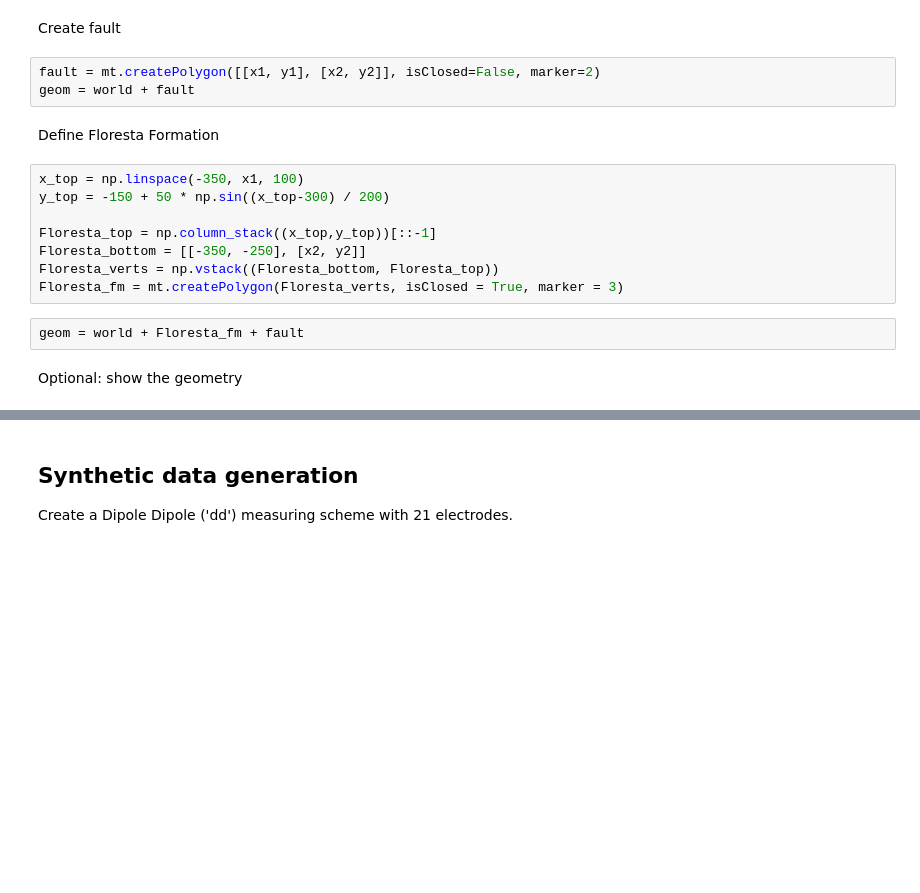
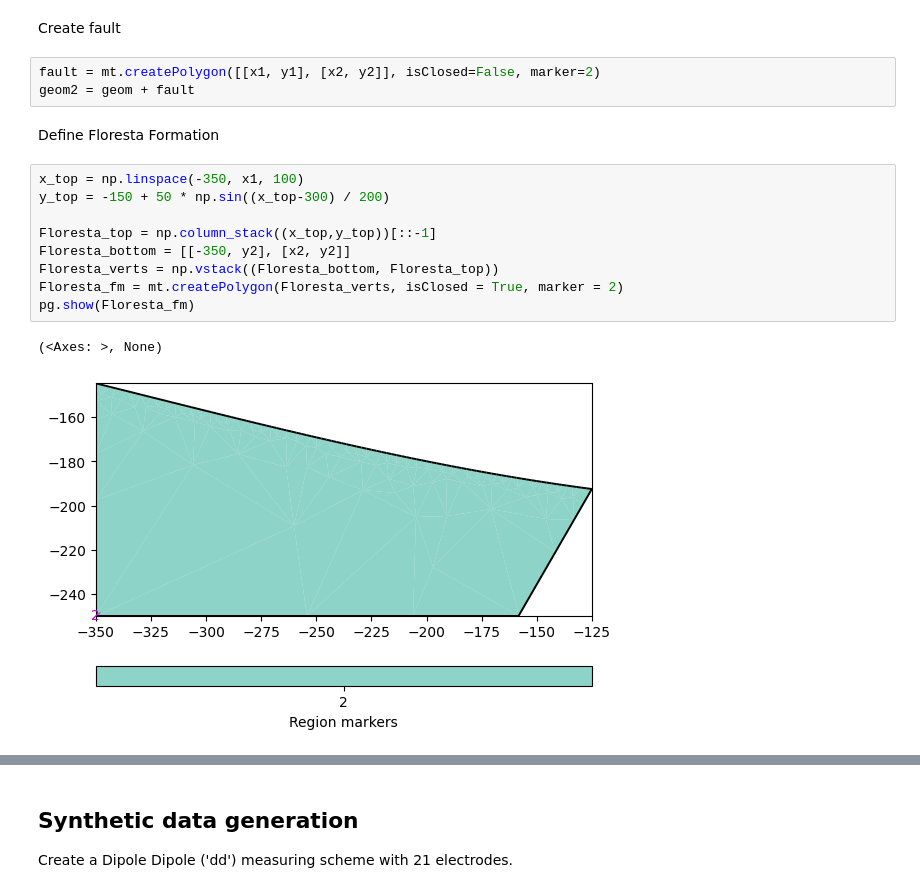
Before and after one commit to jcmefra/Aguas_Vichy, a Jupyter notebook: Modelling_complex.ipynb, the cells around one changed output, grey strips where cells are left out. Saved outputs shown, nothing was run; the diff lists cells and outputs as text; blank space fills up the shorter version.

```diff
--- a/Modelling_complex.ipynb
+++ b/Modelling_complex.ipynb
@@ -44,18 +53,18 @@ x2, y1 = fsolve(f, [-100, -200])
 Create fault
 # %%
 fault = mt.createPolygon([[x1, y1], [x2, y2]], isClosed=False, marker=2)
-geom = world + fault
+geom2 = geom + fault
 # %% [markdown]
 Define Floresta Formation
 # %%
 x_top = np.linspace(-350, x1, 100)
 y_top = -150 + 50 * np.sin((x_top-300) / 200)
 
 Floresta_top = np.column_stack((x_top,y_top))[::-1]
-Floresta_bottom = [[-350, -250], [x2, y2]]
+Floresta_bottom = [[-350, y2], [x2, y2]]
 Floresta_verts = np.vstack((Floresta_bottom, Floresta_top))
-Floresta_fm = mt.createPolygon(Floresta_verts, isClosed = True, marker = 3)
+Floresta_fm = mt.createPolygon(Floresta_verts, isClosed = True, marker = 2)
+pg.show(Floresta_fm)
+# %% [output]
+(<Axes: >, None)
+[figure, added]
-# %%
-geom = world + Floresta_fm + fault
-# %% [markdown]
-Optional: show the geometry
```
Also changed, not shown: parts of 12 cells of this notebook, 1 other file.
